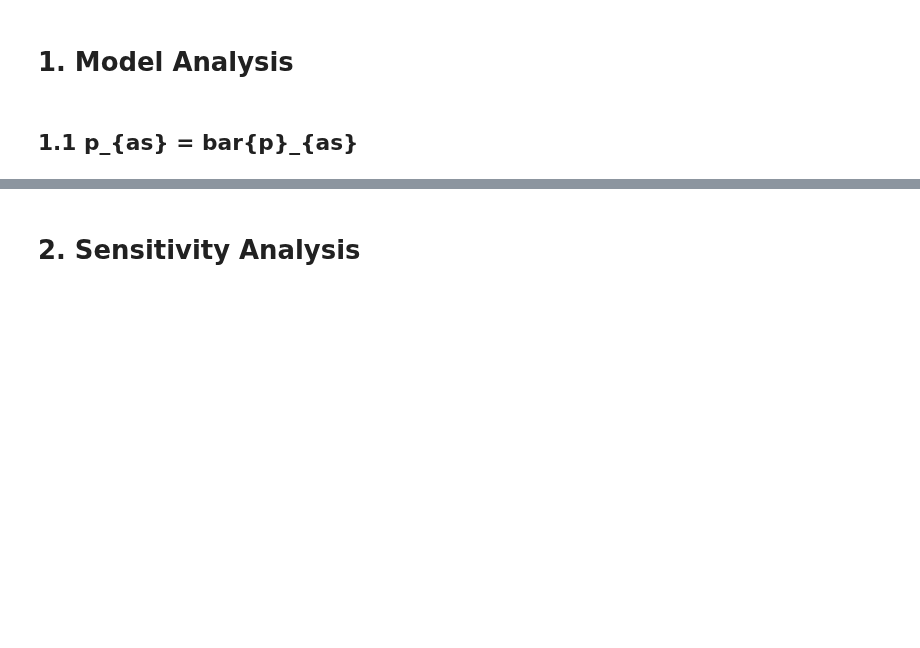
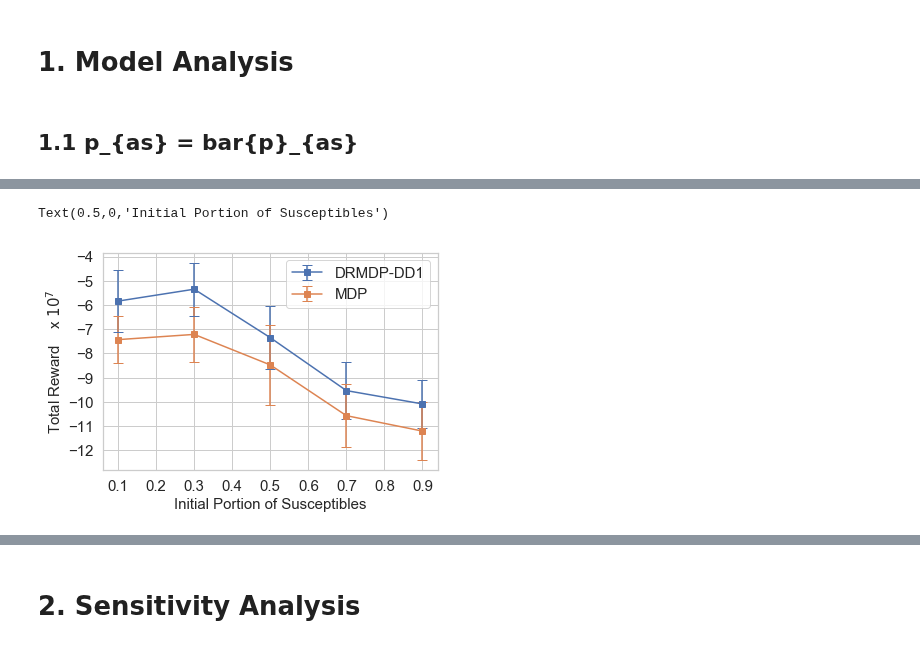
Before and after one commit to kadysongbb/drmdp, a Jupyter notebook: plot.ipynb, the cells around one changed output, grey strips where cells are left out. Cells and saved outputs as stored; diff of their text form; code cells hidden in the pictures; blank space fills up the shorter version.

```diff
--- a/plot.ipynb
+++ b/plot.ipynb
@@ -36,0 +40,28 @@ Text(0.5,0,'Time stage')
+# %%
+from scipy.interpolate import interp1d
+import numpy as np
+import matplotlib.pyplot as plt
+import seaborn as sns
+
+sns.set()
+sns.set_style("whitegrid")
+
+drmdpdd1_avg_reward = [-5.8356, -5.3448, -7.3467, -9.5328, -10.0831]
+drmdpdd1_std = [1.2947, 1.0926, 1.2921, 1.1650, 1.0024]
+mdp_avg_reward = [-7.4276, -7.2115, -8.4720, -10.5674, -11.20467]
+mdp_std = [0.9655, 1.1517, 1.6607, 1.3121, 1.2112]
+
+x = [0.1, 0.3, 0.5, 0.7, 0.9]
+
+plt.figure()
+plt.errorbar(x, drmdpdd1_avg_reward, drmdpdd1_std, label = 'DRMDP-DD1', marker='s', capsize = 5, color = blue)
+plt.errorbar(x, mdp_avg_reward, mdp_std, label = 'MDP', marker='s', capsize = 5, color = orange)
+
+plt.legend(fontsize = 15)
+plt.xticks(fontsize= 15)
+plt.yticks(fontsize= 15)
+plt.ylabel('Total Reward    x $10^7$', fontsize = 15)
+plt.xlabel('Initial Portion of Susceptibles', fontsize = 15)
+# %% [output]
+Text(0.5,0,'Initial Portion of Susceptibles')
+[figure, added]
```
Also changed, not shown: parts of 8 cells of this notebook, 11 other files.
